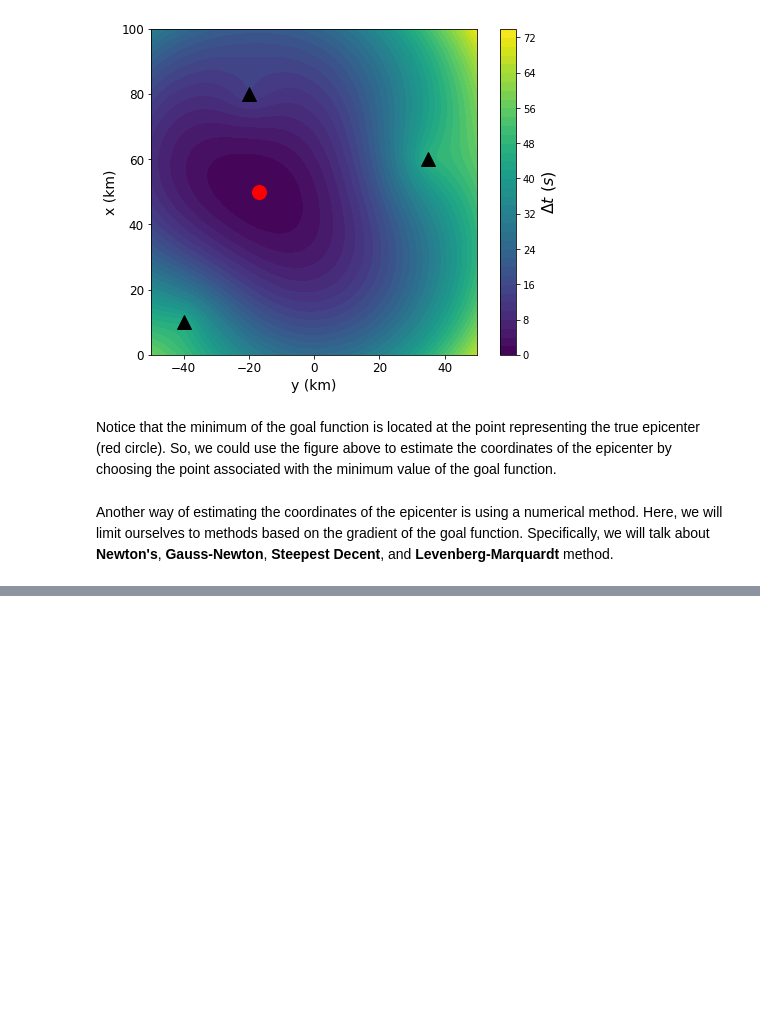
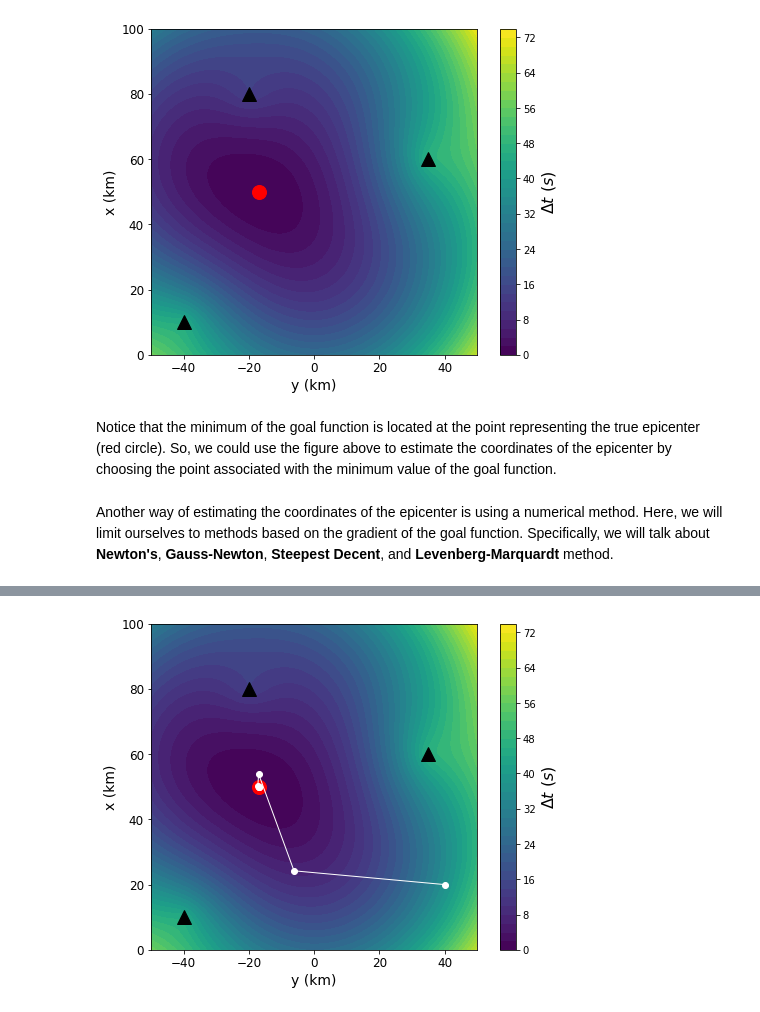
Before and after one commit to birocoles/Disciplina-metodos-computacionais, a Jupyter notebook: Content/epicenter.ipynb, the cells around one changed output, grey strips where cells are left out. Cells and saved outputs as stored; diff of their text form; code cells hidden in the pictures; blank space fills up the shorter version.

Commit message:
nonlinear methods

```diff
--- a/Content/epicenter.ipynb
+++ b/Content/epicenter.ipynb
@@ -564,0 +709,32 @@ After estimating the epicenter by using these methods, use the [Auxiliary functi
+# %%
+# number of points along the x and y axes
+# used to plot the goal function grd
+Nx = 200
+Ny = 200
+# %%
+# grid of Nx by Ny points
+x0_grid = np.linspace(xmin, xmax, Nx) # numpy array 1D
+y0_grid = np.linspace(ymin, ymax, Ny) # numpy array 1D
+
+# use the numpy arrays 1D to create numpy arrays 2D
+x0_grid, y0_grid = np.meshgrid(x0_grid,y0_grid)
+# %%
+# initial approximation for epicenter coordinates
+initial_approximation = [20, 40]
+# %%
+# solve the nonlinear optimization problem
+d_pred, estimated_p, phi_list = gradient_based_optimization(p0=initial_approximation,
+                                                            predicted_data=predicted_dt,
+                                                            dobs=dobs, goal_function=phi_L2,
+                                                            Jacobian=Jacobian_epicenter,
+                                                            Hessian=Hessian_epicenter,
+                                                            auxiliary_parameters=[vp,vs,x,y],
+                                                            max_it_number=15, beta=1e-3)
+# %%
+# plot the estimated epicenter at each iteration
+plot_goal_function_grid([x0_grid, y0_grid], phi_grid,
+                        p_true=p_true, stations=stations,
+                        epicenters=estimated_p,
+                        filename='epicenter_figs/result_Newton.png')
+# %% [output]
+[figure, added]
```
Also changed, not shown: parts of 68 cells of this notebook, 11 other files.
